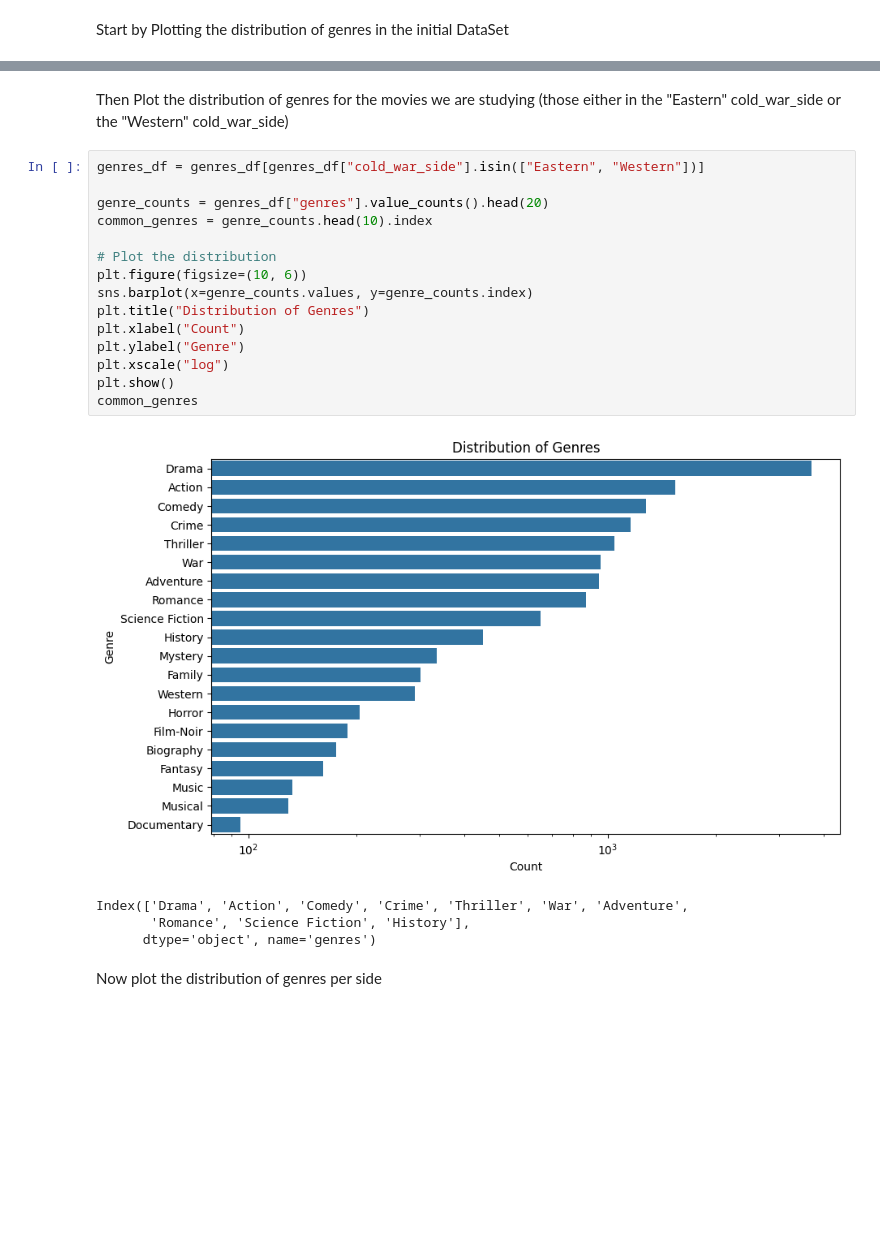
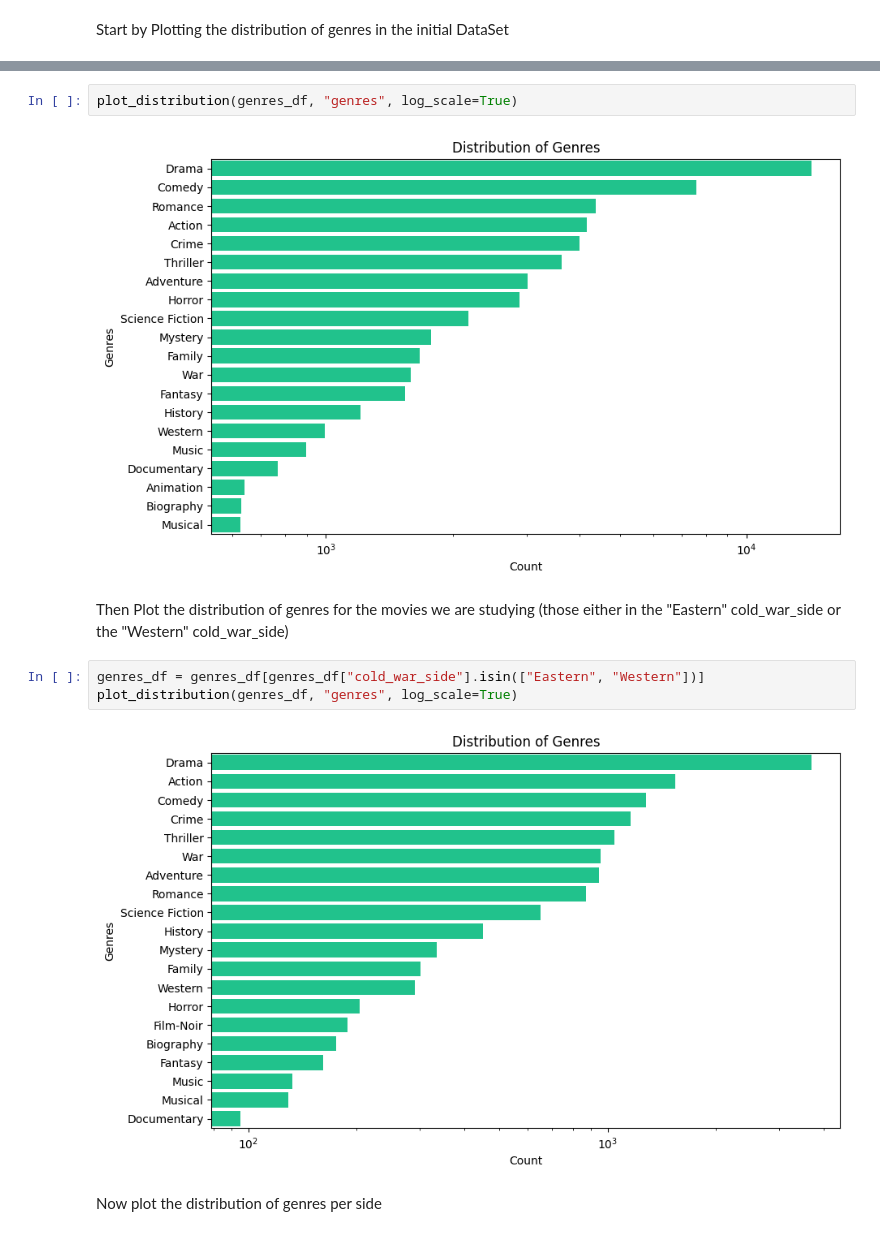
Before and after one commit to epfl-ada/ada-2024-project-datamigos, a Jupyter notebook: Genre&ThemeAnalysis.ipynb, the cells around one changed output, grey strips where cells are left out. Drawn from its saved outputs; the diff is of its cells as text; blank space fills up the shorter version.

```diff
--- a/Genre&ThemeAnalysis.ipynb
+++ b/Genre&ThemeAnalysis.ipynb
@@ -66,25 +37,14 @@ plt.show()
+# %%
+plot_distribution(genres_df, "genres", log_scale=True)
+# %% [output]
+[figure, added]
 # %% [markdown]
 Then Plot the distribution of genres for the movies we are studying (those either in the "Eastern" cold_war_side or the "Western" cold_war_side)
-# %%
-genres_df = genres_df[genres_df["cold_war_side"].isin(["Eastern", "Western"])]
-
-genre_counts = genres_df["genres"].value_counts().head(20)
-common_genres = genre_counts.head(10).index
-
-# Plot the distribution
-plt.figure(figsize=(10, 6))
-sns.barplot(x=genre_counts.values, y=genre_counts.index)
-plt.title("Distribution of Genres")
-plt.xlabel("Count")
-plt.ylabel("Genre")
-plt.xscale("log")
-plt.show()
-common_genres
-# %% [output]
-[figure, removed]
-Index(['Drama', 'Action', 'Comedy', 'Crime', 'Thriller', 'War', 'Adventure',
-       'Romance', 'Science Fiction', 'History'],
-      dtype='object', name='genres')
+# %%
+genres_df = genres_df[genres_df["cold_war_side"].isin(["Eastern", "Western"])]
+plot_distribution(genres_df, "genres", log_scale=True)
+# %% [output]
+[figure, added]
 # %% [markdown]
 Now plot the distribution of genres per side
 # %% [markdown]
```
Also changed, not shown: parts of 37 cells of this notebook, 1 other file.
